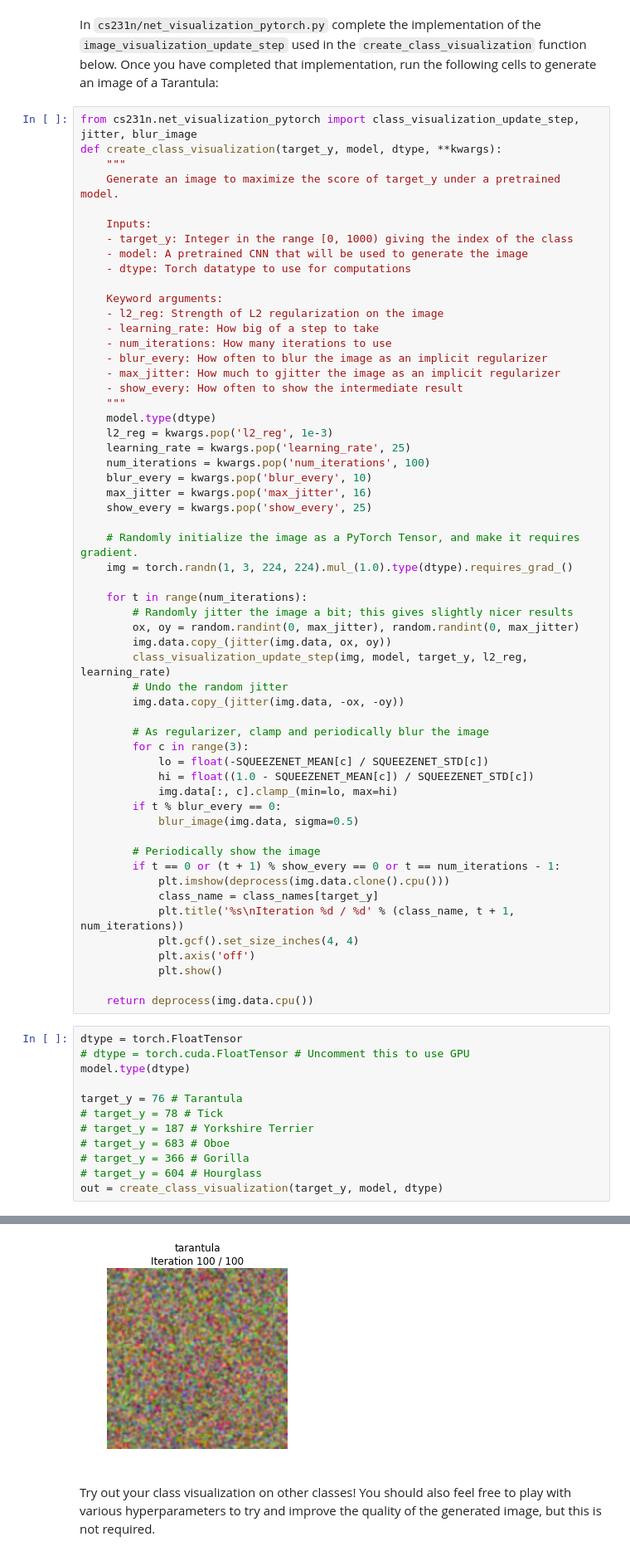
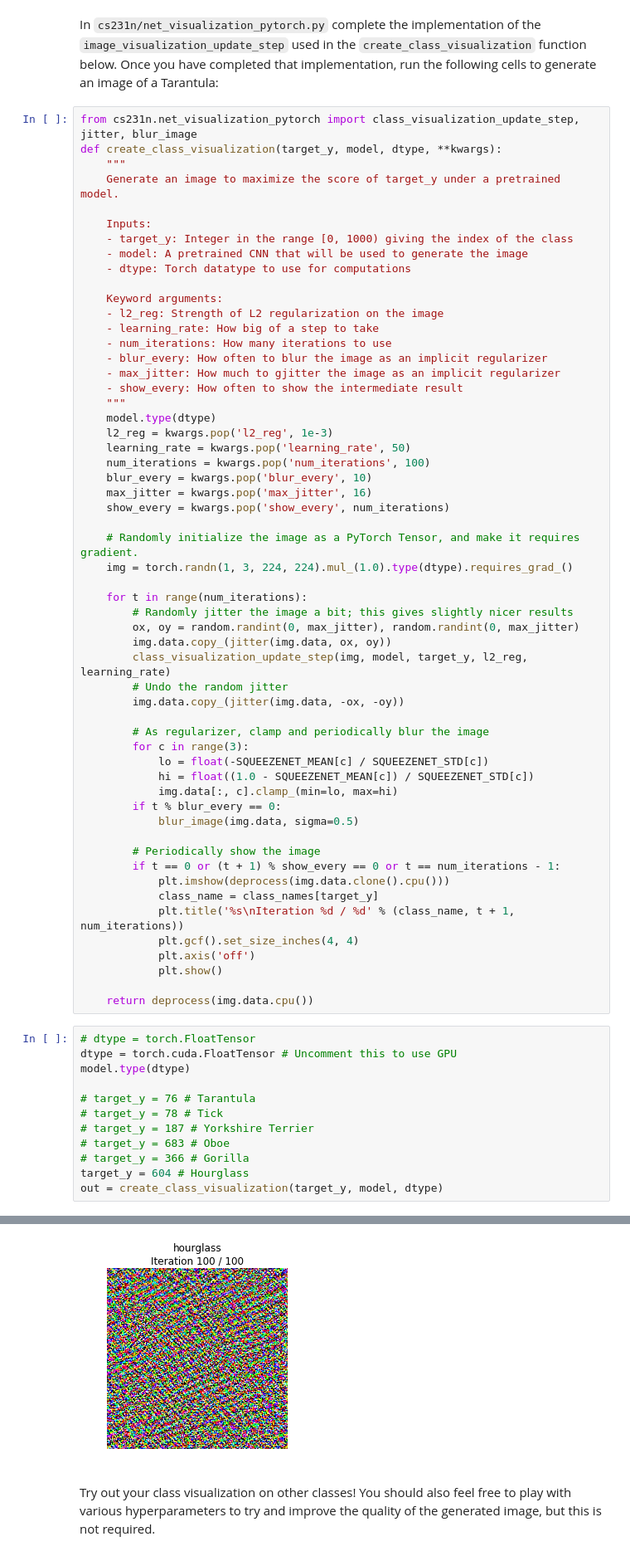
Before and after one commit to pgiardiniere/cs231n, a Jupyter notebook: assignment3/NetworkVisualization-PyTorch.ipynb, the cells around one changed output, grey strips where cells are left out. Shown at 83% size. Drawn from its saved outputs; the diff is of its cells as text.

Commit message:
Finish net-visualization, begin style transfer

```diff
--- a/assignment3/NetworkVisualization-PyTorch.ipynb
+++ b/assignment3/NetworkVisualization-PyTorch.ipynb
@@ -259,11 +260,11 @@ def create_class_visualization(target_y, model, dtype, **kwargs):
     """
     model.type(dtype)
     l2_reg = kwargs.pop('l2_reg', 1e-3)
-    learning_rate = kwargs.pop('learning_rate', 25)
+    learning_rate = kwargs.pop('learning_rate', 50)
     num_iterations = kwargs.pop('num_iterations', 100)
     blur_every = kwargs.pop('blur_every', 10)
     max_jitter = kwargs.pop('max_jitter', 16)
-    show_every = kwargs.pop('show_every', 25)
+    show_every = kwargs.pop('show_every', num_iterations)
 
     # Randomly initialize the image as a PyTorch Tensor, and make it requires gradient.
     img = torch.randn(1, 3, 224, 224).mul_(1.0).type(dtype).requires_grad_()
@@ -295,15 +296,15 @@ def create_class_visualization(target_y, model, dtype, **kwargs):
 
     return deprocess(img.data.cpu())
 # %%
-dtype = torch.FloatTensor
-# dtype = torch.cuda.FloatTensor # Uncomment this to use GPU
+# dtype = torch.FloatTensor
+dtype = torch.cuda.FloatTensor # Uncomment this to use GPU
 model.type(dtype)
 
-target_y = 76 # Tarantula
+# target_y = 76 # Tarantula
 # target_y = 78 # Tick
 # target_y = 187 # Yorkshire Terrier
 # target_y = 683 # Oboe
 # target_y = 366 # Gorilla
-# target_y = 604 # Hourglass
+target_y = 604 # Hourglass
 out = create_class_visualization(target_y, model, dtype)
 # %% [output]
@@ -314,4 +315,4 @@ out = create_class_visualization(target_y, model, dtype)
-[figure, old version]
+[figure, new version]
 # %% [markdown]
 Try out your class visualization on other classes! You should also feel free to play with various hyperparameters to try and improve the quality of the generated image, but this is not required.
 # %%
```
Also changed, not shown: parts of 5 cells of this notebook, 1 other file.
